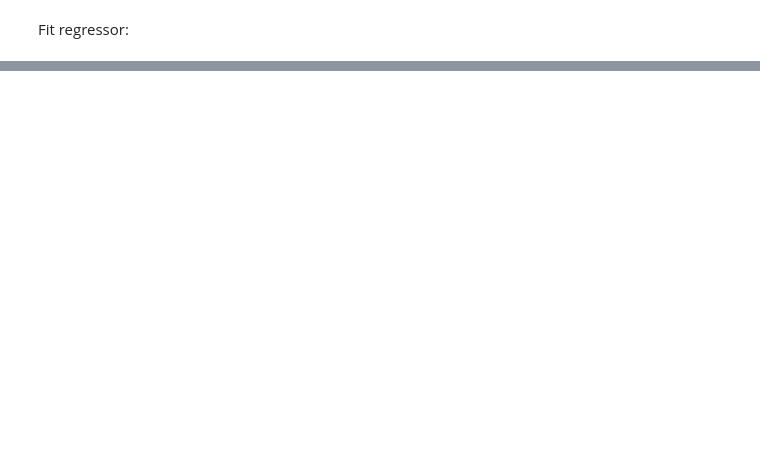
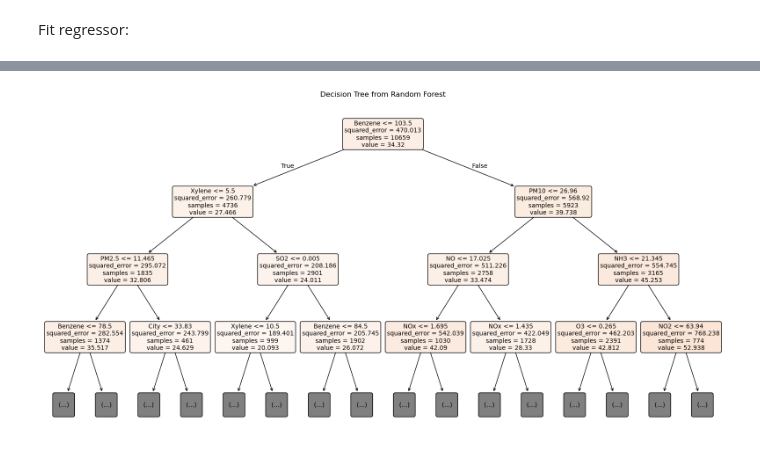
Before and after one commit to AlexRarinca/Air_Quality_Prediction, a Jupyter notebook: random_forest.ipynb, the cells around one changed output, grey strips where cells are left out. Cells and saved outputs as stored; diff of their text form; code cells hidden in the pictures; blank space fills up the shorter version.

Commit message:
Forest

```diff
--- a/random_forest.ipynb
+++ b/random_forest.ipynb
@@ -36,8 +43,8 @@ df = df.dropna(subset=['O3'])
 # %%
-X = df.drop(['AQI_Bucket', 'datetime', 'Status', 'StationId', 'StationName', 'City', 'State', 'O3'] , axis=1)
+X = df.drop(['AQI_Bucket', 'Date', 'City', 'O3'] , axis=1)
 print(X.head())
 y = df['O3']
 print(y.head())
 
-X_train, X_test, y_train, y_test = train_test_split(X, y, test_size=0.25, random_state=42)
+X_train, X_test, y_train, y_test = train_test_split(X, y, test_size=0.25)
 # %% [output]
@@ -55,0 +73,22 @@ Name: O3, dtype: float64
+# %%
+param_grid = {
+    'max_features': [0.2, 0.4, 0.6, 0.8, 1, 'sqrt', 'log2'],
+    'max_samples': np.arange(0.2, 1.0, 0.2),
+    'max_depth': [5, 15, 25, None]
+
+}
+
+grid = HalvingGridSearchCV(
+    estimator=RandomForestRegressor(n_estimators=100, random_state=1),
+    param_grid=param_grid,
+    cv=5,
+    scoring='neg_mean_squared_error',
+    n_jobs=-1,
+    return_train_score=True,
+    verbose =2
+)
+
+grid.fit(X_train, y_train)
+
+print("Best Parameters:", grid.best_params_)
+print("Best Score:", -grid.best_score_)
@@ -56,7 +113,7 @@ Name: O3, dtype: float64
 # %% [markdown]
 Fit regressor:
 # %%
-regr = RandomForestRegressor(n_estimators=100, random_state=42)
+regr = RandomForestRegressor(n_estimators=100, oob_score = True, max_features= 0.6, max_samples= 0.8)
 
 regr.fit(X_train, y_train)
 # %% [output]
@@ -74,0 +136,12 @@ print(f'R-squared: {r2}')
+# %%
+from sklearn.tree import plot_tree
+import matplotlib.pyplot as plt
+
+tree_to_plot = regr.estimators_[0]
+
+plt.figure(figsize=(20, 10))
+plot_tree(tree_to_plot, max_depth = 3, feature_names=df.columns.tolist(), filled=True, rounded=True, fontsize=10)
+plt.title("Decision Tree from Random Forest")
+plt.show()
+# %% [output]
+[figure, added]
```
Also changed, not shown: parts of 12 cells of this notebook.
